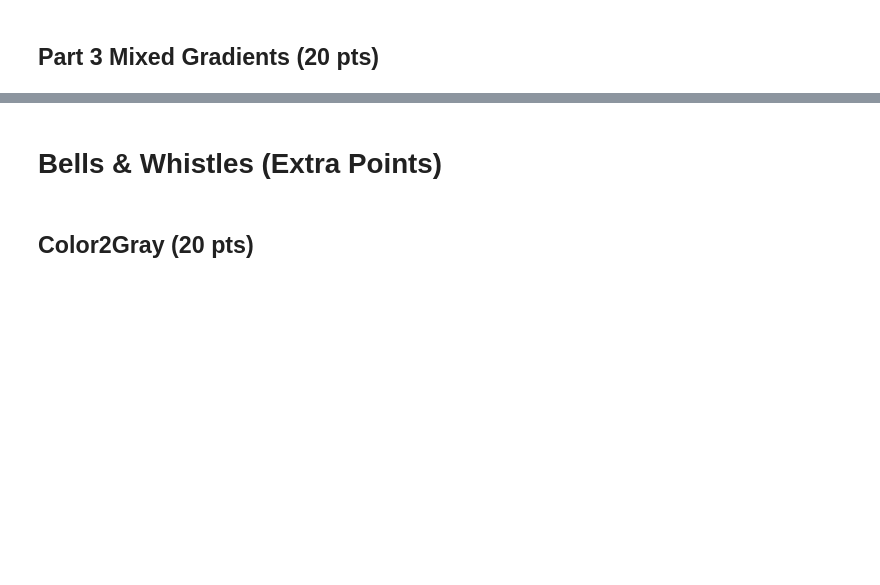
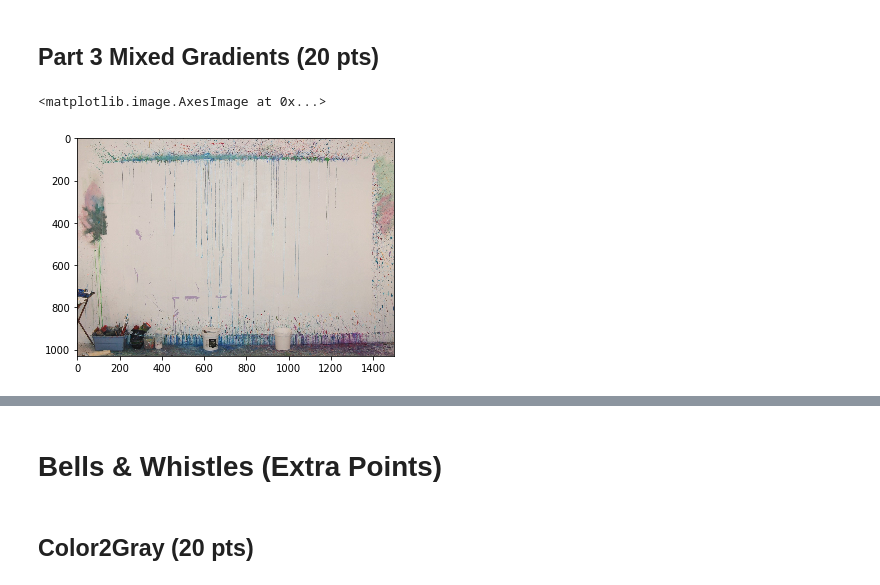
Before and after one commit to nathanfitz-coder/computationalphotography, a Jupyter notebook: project3/Project3.ipynb, the cells around one changed output, grey strips where cells are left out. Saved outputs shown, nothing was run; the diff lists cells and outputs as text; code cells hidden in the pictures; blank space fills up the shorter version.

```diff
--- a/project3/Project3.ipynb
+++ b/project3/Project3.ipynb
@@ -274,0 +258,7 @@ def mix_blend(cropped_object, object_mask, background_img):
+# %%
+background_img = cv2.cvtColor(cv2.imread('samples/street.jpg'), cv2.COLOR_BGR2RGB).astype('double') / 255.0
+plt.figure()
+plt.imshow(background_img)
+# %% [output]
+<matplotlib.image.AxesImage at 0x...>
+[figure, added]
```
Also changed, not shown: parts of 24 cells of this notebook, 6 other files.
